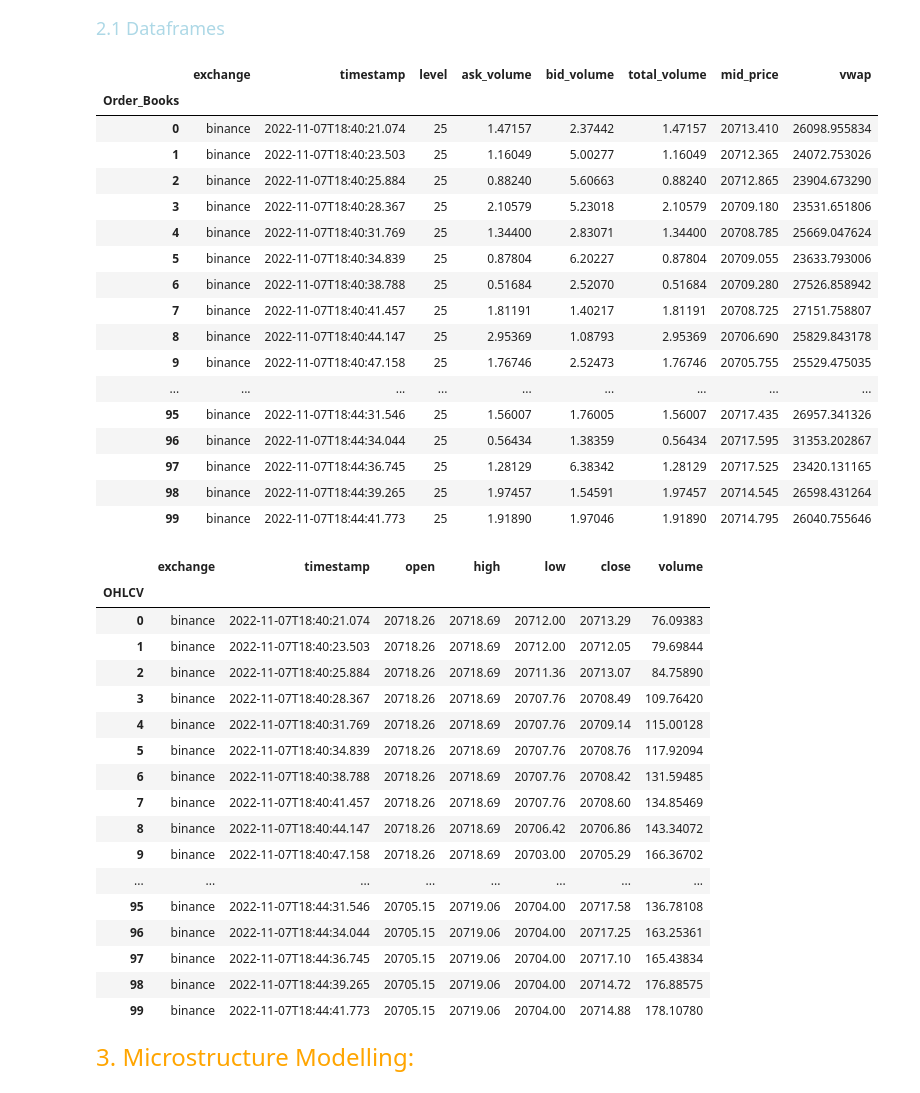
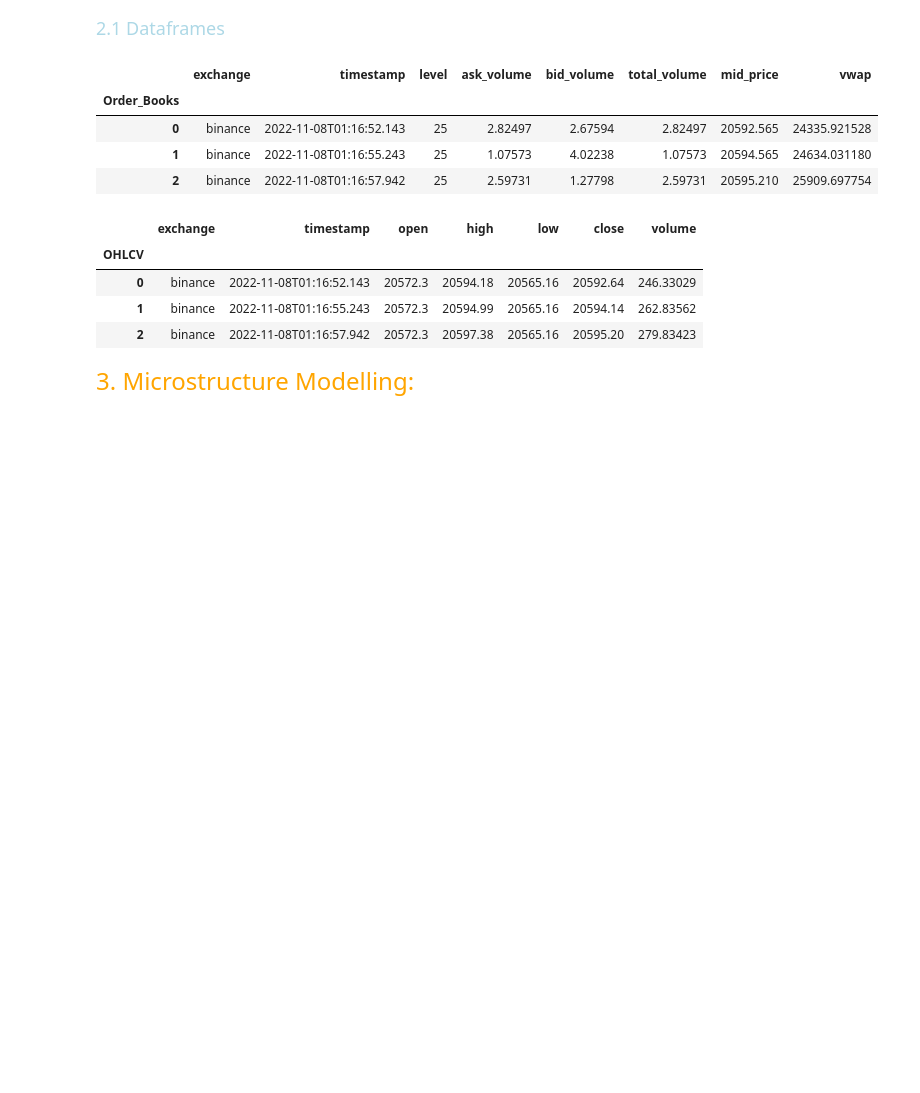
Before and after one commit to EstebanMqz/Microstructure-Visualization-Modelling, a Jupyter notebook: notebook.ipynb, the cells around one changed output. Cells and saved outputs as stored; diff of their text form; code cells hidden in the pictures; blank space fills up the shorter version.

```diff
--- a/notebook.ipynb
+++ b/notebook.ipynb
@@ -107 +138,4 @@ import fire
+# %%
+exchanges= ['binance','ftx', 'ascendex'] #Selected exchanges from list
+criptos = ['BTC/USDT','ETH/USDT','XRP/USDT'] #Criptocurrencies OB to download (modify tickers here)
 # %% [markdown]
@@ -109,18 +164,2 @@ import fire
 # %% [markdown]
 + <font color= lightgray> <font size = 2> *Bids*: </font>
-# %%
-exchanges= ['binance', 'bitfinex','kraken']
-criptos = ['BTC/USDT', 'ETH/USDT', 'XRP/USDT']
-
-binance = ccxt.binance()
-time_stamp = binance.iso8601(binance.milliseconds())
-bi_btc_ob = binance.fetch_order_book('BTC/USDT', limit=25) #Order Books
-bi_btc_ob_bid = pd.DataFrame(bi_btc_ob['bids'], columns = ['price','quantity']) #Levels and Qt
-bi_btc_ob_ask = pd.DataFrame(bi_btc_ob['asks'], columns = ['price','quantity'])
-
-
-bid = bi_btc_ob['bids'][0][0] if len (bi_btc_ob['bids']) > 0 else None
-ask = bi_btc_ob['asks'][0][0] if len (bi_btc_ob['asks']) > 0 else None
-spread = (ask - bid) if (bid and ask) else None
-#pd.DataFrame(bid)
-bi_btc_ob_bid.head()
@@ -227,7 +304,7 @@ ob_df = []
 cols_ohlcv = ['exchange','timestamp', 'open', 'high', 'low', 'close', 'volume']
 ohlcv_df = []
 #for i in range(5):
-for i in range(100):
+for i in range(3):
     binance = ccxt.binance()
     ob = binance.fetch_order_book(str(criptos[0]), limit=25)
     ohlcv=binance.fetch_ohlcv('BTC/USDT', limit=1)
@@ -245,67 +322,41 @@ for i in range(100):
 
     #OHLCV
     Op = ohlcv[0][1]
     Hi = ohlcv[0][2]
     Lo = ohlcv[0][3]
     Cl = ohlcv[0][4]
     Vol = ohlcv[0][5]
 
     #Append OB data to df.
     ob_df.append([exchanges[0], timestamp, levels, ask_volume, bid_volume, ask_volume, mid_price, vwap])
     df1 = pd.DataFrame(ob_df, columns=cols_ob)
     df1.index.name = 'Order_Books'
 
     #OHLCV
     #Append OHLCV data to df.
     ohlcv_df.append([exchanges[0], timestamp,Op, Hi, Lo, Cl, Vol])
     df2 = pd.DataFrame(ohlcv_df, columns=cols_ohlcv)
     df2.index.name = 'OHLCV'
     #timestamp = binance.iso8601(binance.milliseconds())
     #df2['timestamp'] = timestamp
 
     time.sleep(1)
 df1['timestamp'] = [df1['timestamp'][i].strip('Z') for i in range(0, len(df1))]
 df2['timestamp'] = [df2['timestamp'][i].strip('Z') for i in range(0, len(df2))]
 
 display(df1)
 display(df2)
 # %% [output]
 |  | exchange | timestamp | level | ask_volume | bid_volume | total_volume | mid_price | vwap |
 | Order_Books |  |  |  |  |  |  |  |  |
-| 0 | binance | 2022-11-07T18:40:21.074 | 25 | 1.47157 | 2.37442 | 1.47157 | 20713.410 | 26098.955834 |
-| 1 | binance | 2022-11-07T18:40:23.503 | 25 | 1.16049 | 5.00277 | 1.16049 | 20712.365 | 24072.753026 |
-| 2 | binance | 2022-11-07T18:40:25.884 | 25 | 0.88240 | 5.60663 | 0.88240 | 20712.865 | 23904.673290 |
-| 3 | binance | 2022-11-07T18:40:28.367 | 25 | 2.10579 | 5.23018 | 2.10579 | 20709.180 | 23531.651806 |
-| 4 | binance | 2022-11-07T18:40:31.769 | 25 | 1.34400 | 2.83071 | 1.34400 | 20708.785 | 25669.047624 |
-| 5 | binance | 2022-11-07T18:40:34.839 | 25 | 0.87804 | 6.20227 | 0.87804 | 20709.055 | 23633.793006 |
-| 6 | binance | 2022-11-07T18:40:38.788 | 25 | 0.51684 | 2.52070 | 0.51684 | 20709.280 | 27526.858942 |
-| 7 | binance | 2022-11-07T18:40:41.457 | 25 | 1.81191 | 1.40217 | 1.81191 | 20708.725 | 27151.758807 |
-| 8 | binance | 2022-11-07T18:40:44.147 | 25 | 2.95369 | 1.08793 | 2.95369 | 20706.690 | 25829.843178 |
-| 9 | binance | 2022-11-07T18:40:47.158 | 25 | 1.76746 | 2.52473 | 1.76746 | 20705.755 | 25529.475035 |
-| ... | ... | ... | ... | ... | ... | ... | ... | ... |
-| 95 | binance | 2022-11-07T18:44:31.546 | 25 | 1.56007 | 1.76005 | 1.56007 | 20717.435 | 26957.341326 |
-| 96 | binance | 2022-11-07T18:44:34.044 | 25 | 0.56434 | 1.38359 | 0.56434 | 20717.595 | 31353.202867 |
-| 97 | binance | 2022-11-07T18:44:36.745 | 25 | 1.28129 | 6.38342 | 1.28129 | 20717.525 | 23420.131165 |
-| 98 | binance | 2022-11-07T18:44:39.265 | 25 | 1.97457 | 1.54591 | 1.97457 | 20714.545 | 26598.431264 |
-| 99 | binance | 2022-11-07T18:44:41.773 | 25 | 1.91890 | 1.97046 | 1.91890 | 20714.795 | 26040.755646 |
+| 0 | binance | 2022-11-08T01:16:52.143 | 25 | 2.82497 | 2.67594 | 2.82497 | 20592.565 | 24335.921528 |
+| 1 | binance | 2022-11-08T01:16:55.243 | 25 | 1.07573 | 4.02238 | 1.07573 | 20594.565 | 24634.031180 |
+| 2 | binance | 2022-11-08T01:16:57.942 | 25 | 2.59731 | 1.27798 | 2.59731 | 20595.210 | 25909.697754 |
 |  | exchange | timestamp | open | high | low | close | volume |
 | OHLCV |  |  |  |  |  |  |  |
-| 0 | binance | 2022-11-07T18:40:21.074 | 20718.26 | 20718.69 | 20712.00 | 20713.29 | 76.09383 |
-| 1 | binance | 2022-11-07T18:40:23.503 | 20718.26 | 20718.69 | 20712.00 | 20712.05 | 79.69844 |
-| 2 | binance | 2022-11-07T18:40:25.884 | 20718.26 | 20718.69 | 20711.36 | 20713.07 | 84.75890 |
-| 3 | binance | 2022-11-07T18:40:28.367 | 20718.26 | 20718.69 | 20707.76 | 20708.49 | 109.76420 |
-| 4 | binance | 2022-11-07T18:40:31.769 | 20718.26 | 20718.69 | 20707.76 | 20709.14 | 115.00128 |
-| 5 | binance | 2022-11-07T18:40:34.839 | 20718.26 | 20718.69 | 20707.76 | 20708.76 | 117.92094 |
-| 6 | binance | 2022-11-07T18:40:38.788 | 20718.26 | 20718.69 | 20707.76 | 20708.42 | 131.59485 |
-| 7 | binance | 2022-11-07T18:40:41.457 | 20718.26 | 20718.69 | 20707.76 | 20708.60 | 134.85469 |
-| 8 | binance | 2022-11-07T18:40:44.147 | 20718.26 | 20718.69 | 20706.42 | 20706.86 | 143.34072 |
-| 9 | binance | 2022-11-07T18:40:47.158 | 20718.26 | 20718.69 | 20703.00 | 20705.29 | 166.36702 |
-| ... | ... | ... | ... | ... | ... | ... | ... |
-| 95 | binance | 2022-11-07T18:44:31.546 | 20705.15 | 20719.06 | 20704.00 | 20717.58 | 136.78108 |
-| 96 | binance | 2022-11-07T18:44:34.044 | 20705.15 | 20719.06 | 20704.00 | 20717.25 | 163.25361 |
-| 97 | binance | 2022-11-07T18:44:36.745 | 20705.15 | 20719.06 | 20704.00 | 20717.10 | 165.43834 |
-| 98 | binance | 2022-11-07T18:44:39.265 | 20705.15 | 20719.06 | 20704.00 | 20714.72 | 176.88575 |
-| 99 | binance | 2022-11-07T18:44:41.773 | 20705.15 | 20719.06 | 20704.00 | 20714.88 | 178.10780 |
+| 0 | binance | 2022-11-08T01:16:52.143 | 20572.3 | 20594.18 | 20565.16 | 20592.64 | 246.33029 |
+| 1 | binance | 2022-11-08T01:16:55.243 | 20572.3 | 20594.99 | 20565.16 | 20594.14 | 262.83562 |
+| 2 | binance | 2022-11-08T01:16:57.942 | 20572.3 | 20597.38 | 20565.16 | 20595.20 | 279.83423 |
 # %% [markdown]
 <font color= orange> <font size = 5> 3. Microstructure Modelling: </font>
 # %% [markdown]
```
Also changed, not shown: parts of 16 cells of this notebook, 2 other files.
